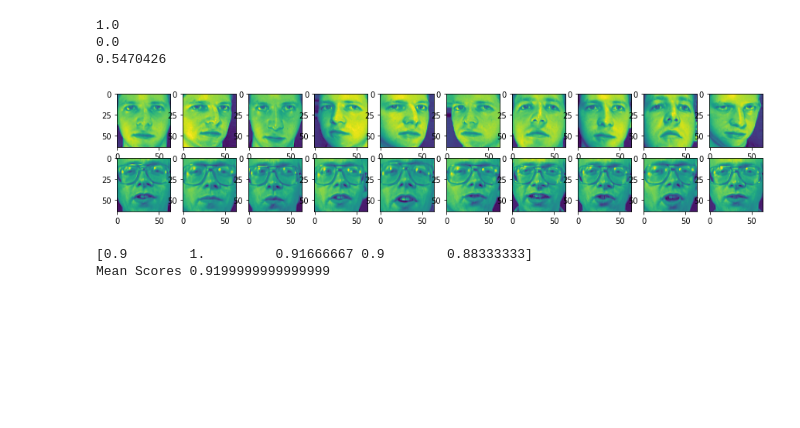
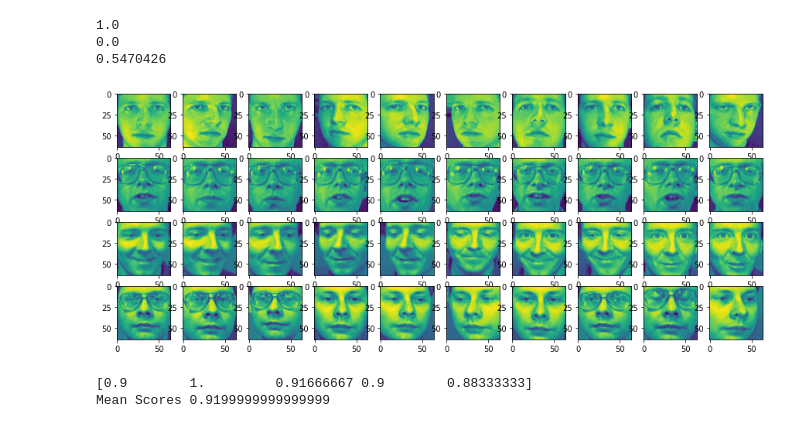
Before and after one commit to asheta66/CNN, a Jupyter notebook: Classification/SVM_ex1.ipynb, the cells around one changed output. Saved outputs shown, nothing was run; the diff lists cells and outputs as text; code cells hidden in the pictures; blank space fills up the shorter version.

```diff
--- a/Classification/SVM_ex1.ipynb
+++ b/Classification/SVM_ex1.ipynb
@@ -29,17 +29,17 @@ print(np.mean(faces.data))
 # %%
 # Drawing sample images
 def print_faces(images, target, top_n):
   # set up the figure size in inches
   fig = plt.figure(figsize=(15,15))
   #fig.subplots_adjust(left=0, right=1, bottom=0, top=1)
   for i in range(top_n):
     # plot the images in a matrix of size 20x20
     p = fig.add_subplot(10,10, i+1)
     p.imshow(images[i])
 
-print_faces(faces.images, faces.target, 20)
+print_faces(faces.images, faces.target, 40)
 # %% [output]
-[figure, old version]
+[figure, new version]
 # %%
 # Training a support vector machine classification model
 from sklearn.svm import SVC
```
Also changed, not shown: parts of 2 cells of this notebook.
